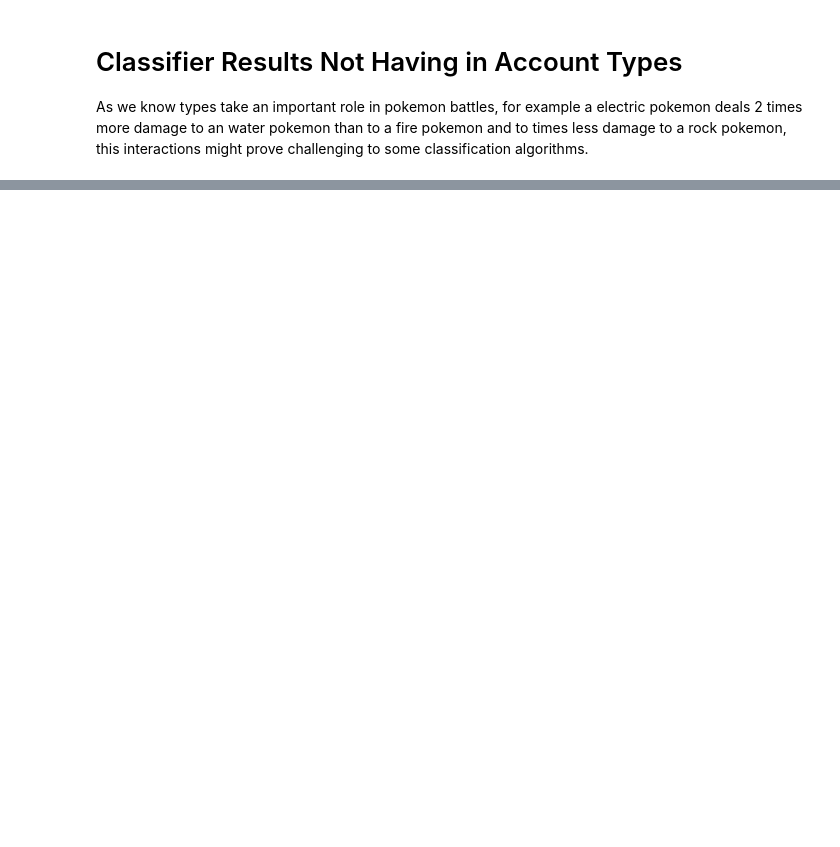
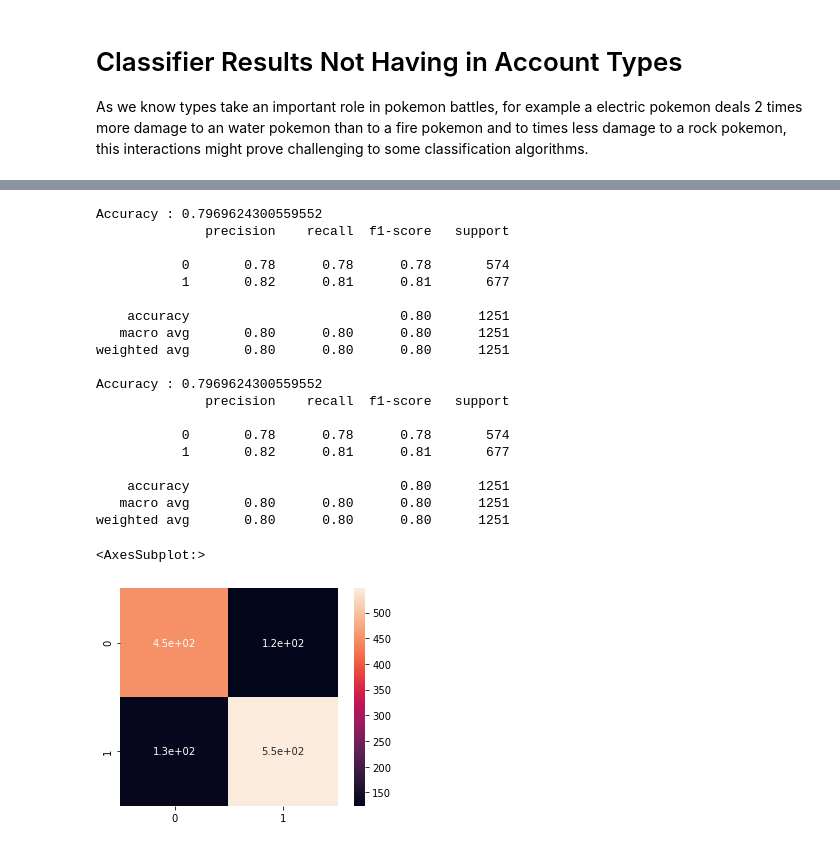
Before and after one commit to Pedro-Lopes-Frisson/TAA, a Jupyter notebook: projeto/Untitled.ipynb, the cells around one changed output, grey strips where cells are left out. Drawn from its saved outputs; the diff is of its cells as text; code cells hidden in the pictures; blank space fills up the shorter version.

```diff
--- a/projeto/Untitled.ipynb
+++ b/projeto/Untitled.ipynb
@@ -408 +441,38 @@ clf.fit(X, y)
+# %%
+# Random Forest Classifier difference between most imp features
+# Attack Diff Speed Dif
+clf = RandomForestClassifier(n_estimators=100)
+model = clf.fit(X_train,y_train)
+pred = model.predict(X_test)
+# print('Accuracy of {}:'.format(name), accuracy_score(pred, y_test))
+print('Accuracy :', accuracy_score(pred, y_test))
+print(classification_report(y_test, pred))
+
+pred = model.predict(X_test)
+# print('Accuracy of {}:'.format(name), accuracy_score(pred, y_test))
+print('Accuracy :', accuracy_score(pred, y_test))
+print(classification_report(y_test, pred))
+sns.heatmap(confusion_matrix(y_test, pred), square=True, annot=True)
+# %% [output]
+Accuracy : 0.7969624300559552
+              precision    recall  f1-score   support
+
+           0       0.78      0.78      0.78       574
+           1       0.82      0.81      0.81       677
+
+    accuracy                           0.80      1251
+   macro avg       0.80      0.80      0.80      1251
+weighted avg       0.80      0.80      0.80      1251
+
+Accuracy : 0.7969624300559552
+              precision    recall  f1-score   support
+
+           0       0.78      0.78      0.78       574
+           1       0.82      0.81      0.81       677
+
+    accuracy                           0.80      1251
+   macro avg       0.80      0.80      0.80      1251
+weighted avg       0.80      0.80      0.80      1251
+<AxesSubplot:>
+[figure, added]
 # %%
```
Also changed, not shown: parts of 53 cells of this notebook.
